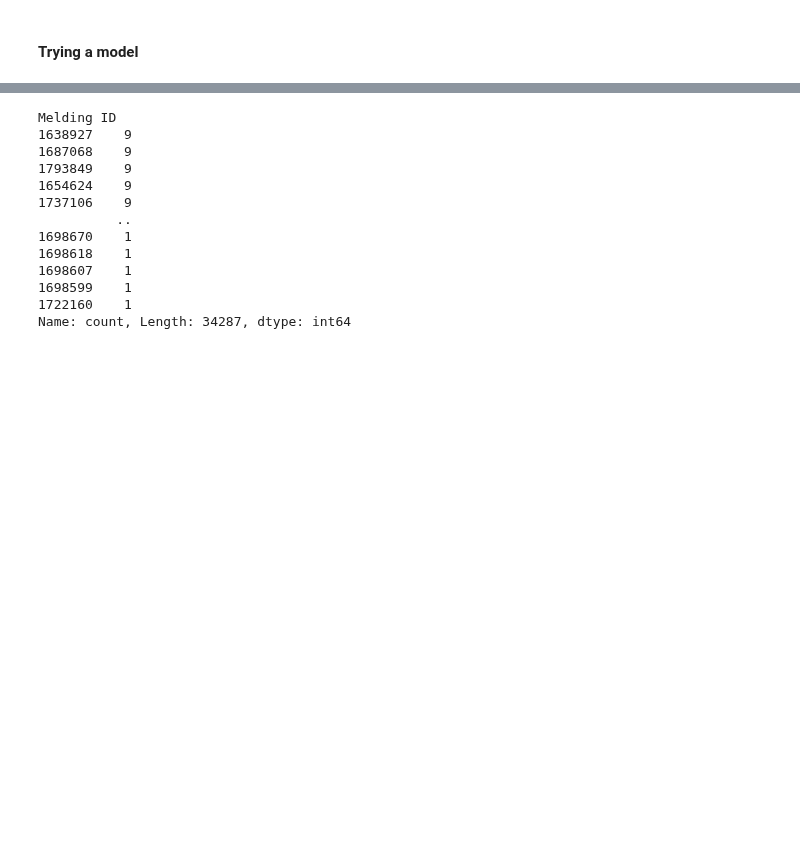
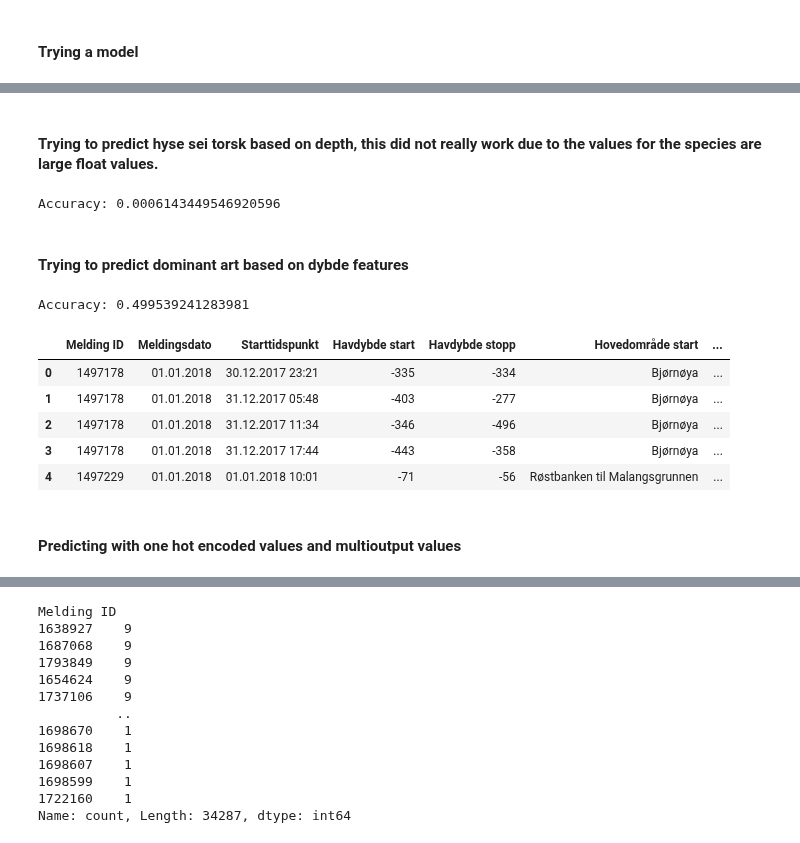
Before and after one commit to Pzorster/INFO284pzor, a Jupyter notebook: project.ipynb, the cells around one changed output, grey strips where cells are left out. Saved outputs shown, nothing was run; the diff lists cells and outputs as text; code cells hidden in the pictures; blank space fills up the shorter version.

Commit message:
trying different knn models

```diff
--- a/project.ipynb
+++ b/project.ipynb
@@ -393,0 +381,69 @@ Art - gruppe     Hyse     Sei   Torsk
+# %% [markdown]
+#### Trying to predict hyse sei torsk based on depth, this did not really work due to the values for the species are large float values.
+# %%
+from sklearn.neighbors import KNeighborsClassifier
+from sklearn.model_selection import train_test_split
+from sklearn.preprocessing import StandardScaler
+from sklearn.multioutput import MultiOutputClassifier
+#using knn to predict the fish species based on depth
+# Step 1: Prepare the data
+X = df[['Havdybde start', 'Havdybde stopp']]
+y = df[['Hyse', 'Sei', 'Torsk']]
+
+X_train, X_test, y_train, y_test = train_test_split(X, y, test_size=0.2, random_state=42)
+
+scaler = StandardScaler()
+X_train_scaled = scaler.fit_transform(X_train)
+X_test_scaled = scaler.transform(X_test)
+
+knn = KNeighborsClassifier(n_neighbors=5)
+classifier = MultiOutputClassifier(knn, n_jobs=-1) #have to use multioutputclassifier since we have multiple outputs
+classifier.fit(X_train_scaled, y_train)
+
+y_pred = classifier.predict(X_test_scaled)
+
+accuracy = classifier.score(X_test_scaled, y_test)
+print("Accuracy:", accuracy)
+# %% [output]
+Accuracy: 0.0006143449546920596
+# %% [markdown]
+#### Trying to predict dominant art based on dybde features
+# %%
+from sklearn.neighbors import KNeighborsClassifier
+from sklearn.model_selection import train_test_split
+from sklearn.preprocessing import StandardScaler
+from sklearn.multioutput import MultiOutputClassifier
+#using knn to predict the fish species based on depth
+# Step 1: Prepare the data
+X = df[['Havdybde start', 'Havdybde stopp']]
+y = df[['Dominant Art']]
+
+X_train, X_test, y_train, y_test = train_test_split(X, y, test_size=0.2, random_state=42)
+
+scaler = StandardScaler()
+X_train_scaled = scaler.fit_transform(X_train)
+X_test_scaled = scaler.transform(X_test)
+
+knn = KNeighborsClassifier(n_neighbors=5)
+# classifier = MultiOutputClassifier(knn, n_jobs=-1)
+knn.fit(X_train_scaled, y_train)
+
+y_pred = knn.predict(X_test_scaled)
+
+accuracy = knn.score(X_test_scaled, y_test)
+print("Accuracy:", accuracy)
+# %% [output]
+Accuracy: 0.499539241283981
+# %%
+#converting Dominant Art column to one hot encoded values
+dfEncoded = pd.get_dummies(df, columns=['Dominant Art'])
+dfEncoded.head()
+# %% [output]
+|  | Melding ID | Meldingsdato | Starttidspunkt | Havdybde start | Havdybde stopp | Hovedområde start | ... |
+| 0 | 1497178 | 01.01.2018 | 30.12.2017 23:21 | -335 | -334 | Bjørnøya | ... |
+| 1 | 1497178 | 01.01.2018 | 31.12.2017 05:48 | -403 | -277 | Bjørnøya | ... |
+| 2 | 1497178 | 01.01.2018 | 31.12.2017 11:34 | -346 | -496 | Bjørnøya | ... |
+| 3 | 1497178 | 01.01.2018 | 31.12.2017 17:44 | -443 | -358 | Bjørnøya | ... |
+| 4 | 1497229 | 01.01.2018 | 01.01.2018 10:01 | -71 | -56 | Røstbanken til Malangsgrunnen | ... |
+# %% [markdown]
+#### Predicting with one hot encoded values and multioutput values
```
Also changed, not shown: parts of 5 cells of this notebook.
